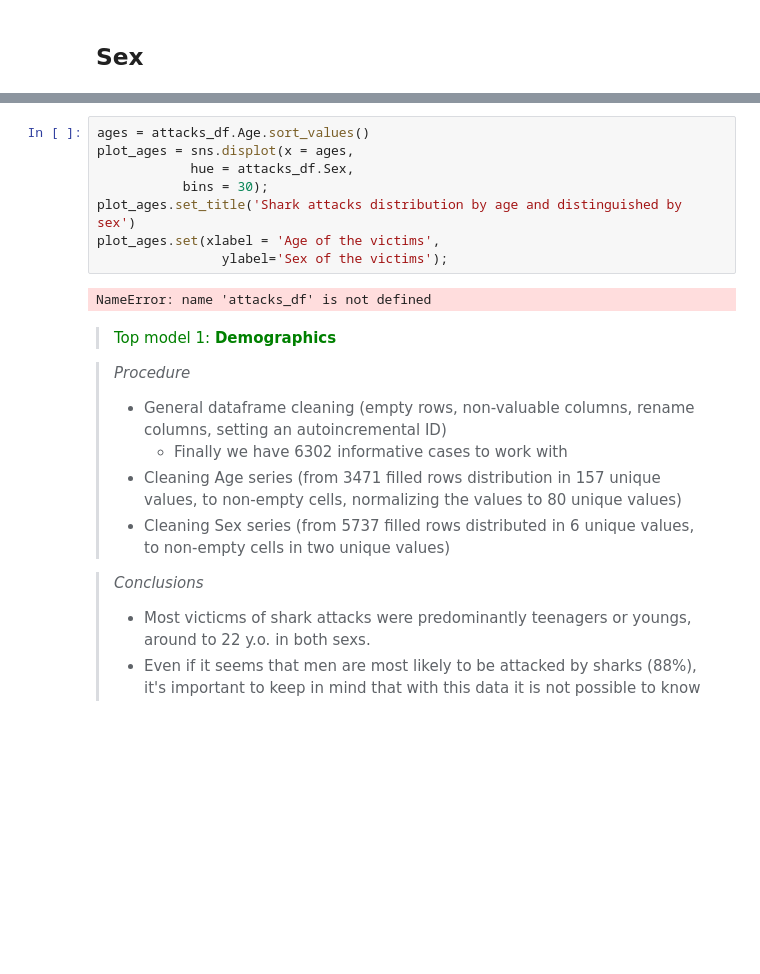
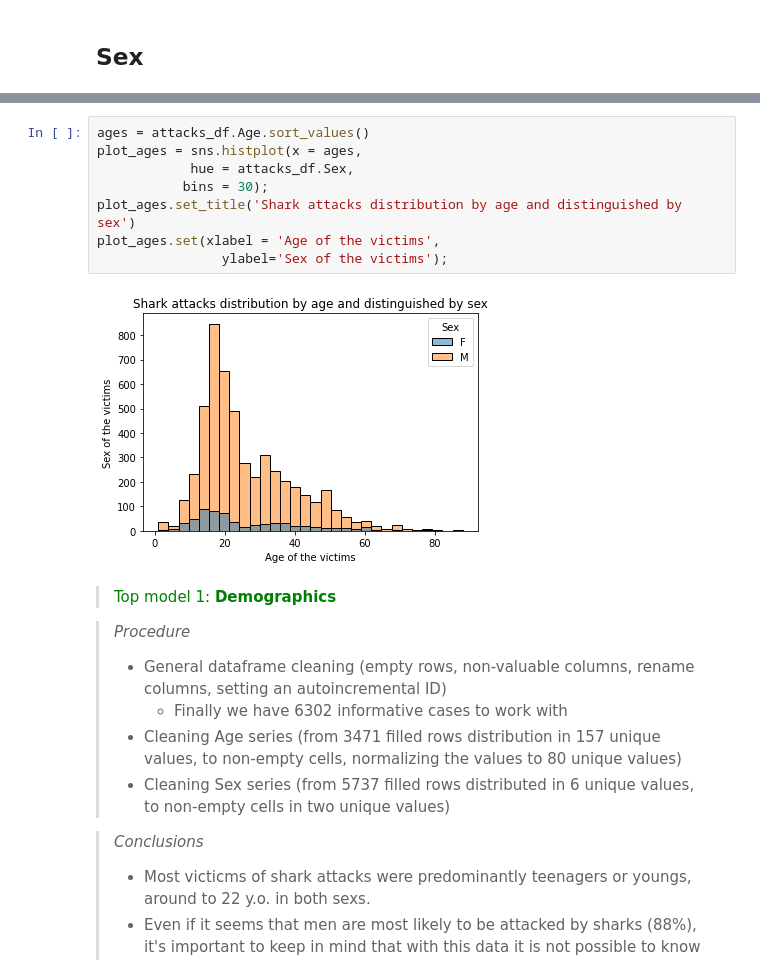
Before and after one commit to Ironhack-Data-Madrid-Febrero-2021/pandas-project, a Jupyter notebook: your-code/clean.ipynb, the cells around one changed output, grey strips where cells are left out. Drawn from its saved outputs; the diff is of its cells as text; blank space fills up the shorter version.

```diff
--- a/your-code/clean.ipynb
+++ b/your-code/clean.ipynb
@@ -146,13 +346,13 @@ attacks_df.Sex.value_counts(normalize=True)
 # %%
 ages = attacks_df.Age.sort_values()
-plot_ages = sns.displot(x = ages,
+plot_ages = sns.histplot(x = ages,
             hue = attacks_df.Sex,
            bins = 30);
 plot_ages.set_title('Shark attacks distribution by age and distinguished by sex')
 plot_ages.set(xlabel = 'Age of the victims',
                 ylabel='Sex of the victims');
 # %% [output]
-NameError: name 'attacks_df' is not defined
+[figure, added]
 # %% [markdown]
 > <span style="color:green"> Top model 1: __Demographics__ </span>
 
```
Also changed, not shown: parts of 63 cells of this notebook, 1 other file.
